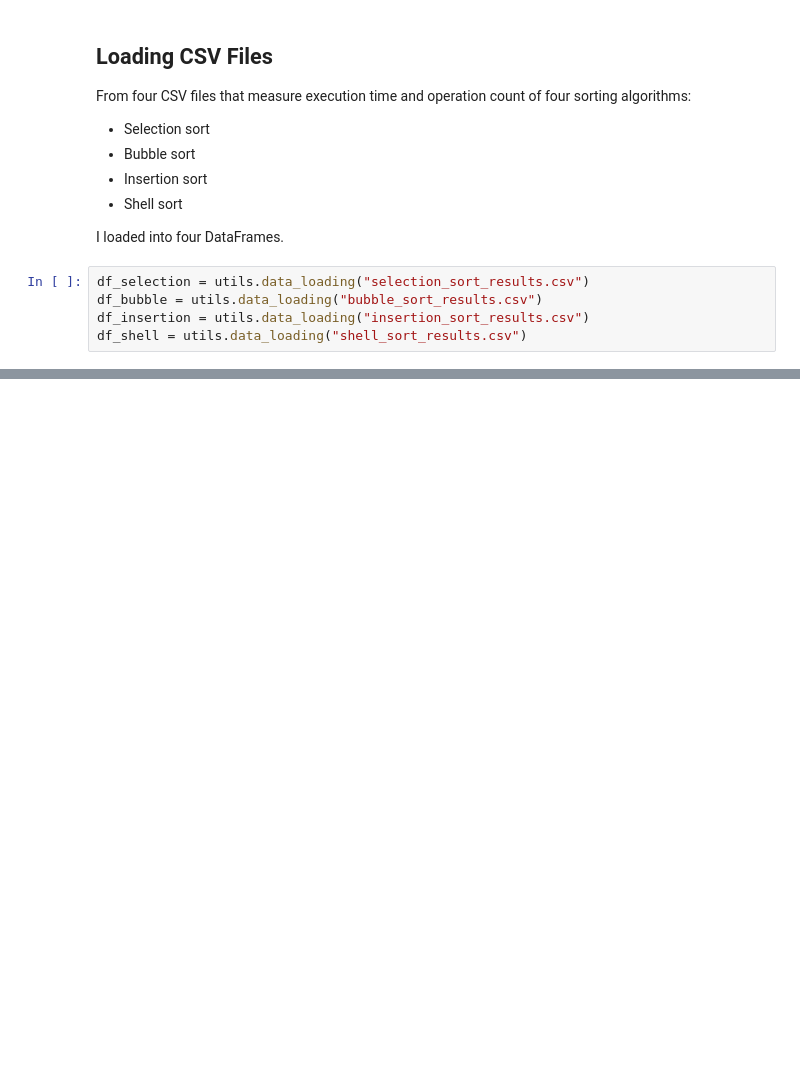
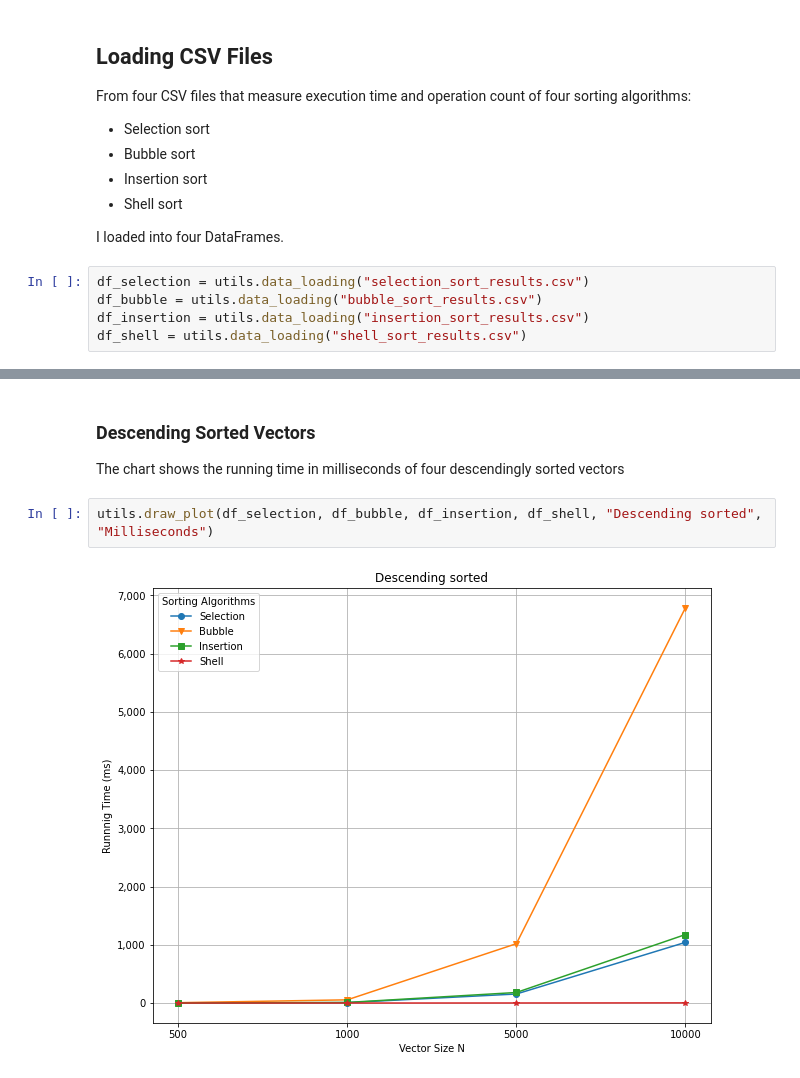
Before and after one commit to tonixsmm/CPSC122, a Jupyter notebook: PerformanceReport.ipynb, the cells around one changed output, grey strips where cells are left out. Saved outputs shown, nothing was run; the diff lists cells and outputs as text; blank space fills up the shorter version.

```diff
--- a/PerformanceReport.ipynb
+++ b/PerformanceReport.ipynb
@@ -52,0 +49,7 @@ Name: Milliseconds, dtype: float64
+# %% [markdown]
+### Descending Sorted Vectors
+The chart shows the running time in milliseconds of four descendingly sorted vectors
+# %%
+utils.draw_plot(df_selection, df_bubble, df_insertion, df_shell, "Descending sorted", "Milliseconds")
+# %% [output]
+[figure, added]
```
Also changed, not shown: parts of 13 cells of this notebook.
